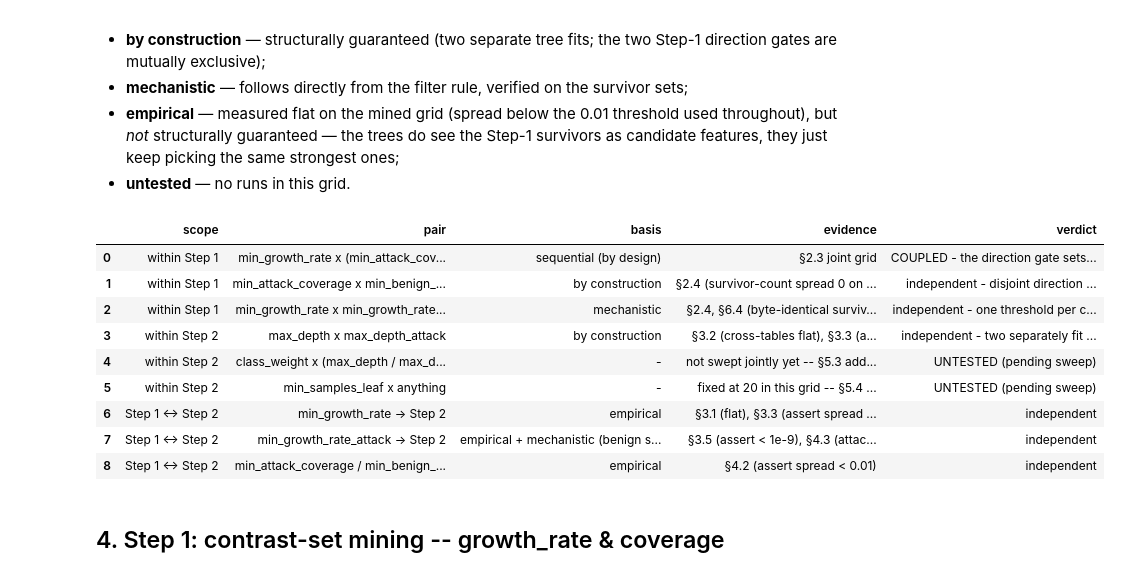
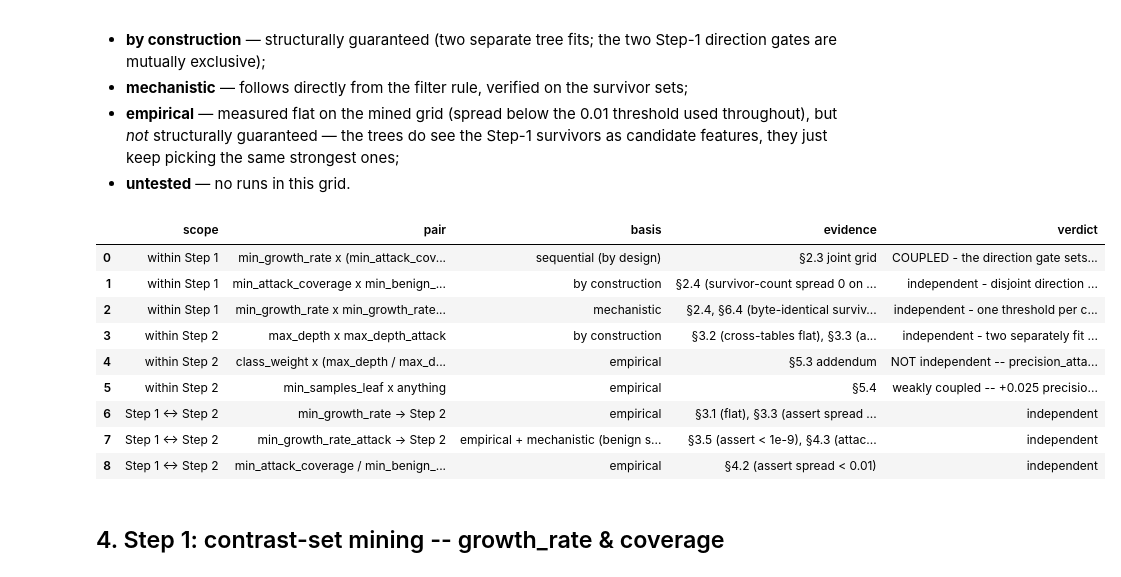
Before and after one commit to annaneliaa/msc-thesis, a Jupyter notebook: src/thesis/notebooks/mining/attribute_mining_sweep_eda.ipynb, the cells around one changed output. Drawn from its saved outputs; the diff is of its cells as text; code cells hidden in the pictures.

```diff
--- a/src/thesis/notebooks/mining/attribute_mining_sweep_eda.ipynb
+++ b/src/thesis/notebooks/mining/attribute_mining_sweep_eda.ipynb
@@ -1481,39 +1496,39 @@ independence_summary = pd.DataFrame([
      "independent - disjoint direction gates"),
     ("within Step 1", "min_growth_rate x min_growth_rate_attack",
      "mechanistic", "§2.4, §6.4 (byte-identical survivor sets per side)",
      "independent - one threshold per class direction"),
     # --- within Step 2 ---
     ("within Step 2", "max_depth x max_depth_attack",
      "by construction", "§3.2 (cross-tables flat), §3.3 (assert spread < 0.01)",
      "independent - two separately fit trees"),
     ("within Step 2", "class_weight x (max_depth / max_depth_attack)",
-     "-", "not swept jointly yet -- §5.3 addendum activates once mined (sweep_attribute_schema.py)",
-     "UNTESTED (pending sweep)"),
+     "empirical", "§5.3 addendum",
+     "NOT independent -- precision_attack gap flips sign with depth (spread 0.26); benign tree gains recall with 'none' at depth >= 2"),
     ("within Step 2", "min_samples_leaf x anything",
-     "-", "fixed at 20 in this grid -- §5.4 activates once STEP2_MIN_SAMPLES_LEAVES is mined",
-     "UNTESTED (pending sweep)"),
+     "empirical", "§5.4",
+     "weakly coupled -- +0.025 precision_attack at msl <= 10; leaf count / benign recall flat"),
     # --- Step 1 <-> Step 2 ---
     ("Step 1 <-> Step 2", "min_growth_rate -> Step 2",
      "empirical", "§3.1 (flat), §3.3 (assert spread < 0.01, also jointly with max_depth_attack)",
      "independent"),
     ("Step 1 <-> Step 2", "min_growth_rate_attack -> Step 2",
      "empirical + mechanistic (benign side)", "§3.5 (assert < 1e-9), §4.3 (attack tree flat)",
      "independent"),
     ("Step 1 <-> Step 2", "min_attack_coverage / min_benign_coverage -> Step 2",
      "empirical", "§4.2 (assert spread < 0.01)",
      "independent"),
 ], columns=["scope", "pair", "basis", "evidence", "verdict"])
 
 pd.set_option("display.max_colwidth", 90)
 independence_summary
 # %% [output]
 |  | scope | pair | basis | evidence | verdict |
 | 0 | within Step 1 | min_growth_rate x (min_attack_cov... | sequential (by design) | §2.3 joint grid | COUPLED - the direction gate sets... |
 | 1 | within Step 1 | min_attack_coverage x min_benign_... | by construction | §2.4 (survivor-count spread 0 on ... | independent - disjoint direction ... |
 | 2 | within Step 1 | min_growth_rate x min_growth_rate... | mechanistic | §2.4, §6.4 (byte-identical surviv... | independent - one threshold per c... |
 | 3 | within Step 2 | max_depth x max_depth_attack | by construction | §3.2 (cross-tables flat), §3.3 (a... | independent - two separately fit ... |
-| 4 | within Step 2 | class_weight x (max_depth / max_d... | - | not swept jointly yet -- §5.3 add... | UNTESTED (pending sweep) |
-| 5 | within Step 2 | min_samples_leaf x anything | - | fixed at 20 in this grid -- §5.4 ... | UNTESTED (pending sweep) |
+| 4 | within Step 2 | class_weight x (max_depth / max_d... | empirical | §5.3 addendum | NOT independent -- precision_atta... |
+| 5 | within Step 2 | min_samples_leaf x anything | empirical | §5.4 | weakly coupled -- +0.025 precisio... |
 | 6 | Step 1 <-> Step 2 | min_growth_rate -> Step 2 | empirical | §3.1 (flat), §3.3 (assert spread ... | independent |
 | 7 | Step 1 <-> Step 2 | min_growth_rate_attack -> Step 2 | empirical + mechanistic (benign s... | §3.5 (assert < 1e-9), §4.3 (attac... | independent |
 | 8 | Step 1 <-> Step 2 | min_attack_coverage / min_benign_... | empirical | §4.2 (assert spread < 0.01) | independent |
```
Also changed, not shown: parts of 14 cells of this notebook, 20 other files.
